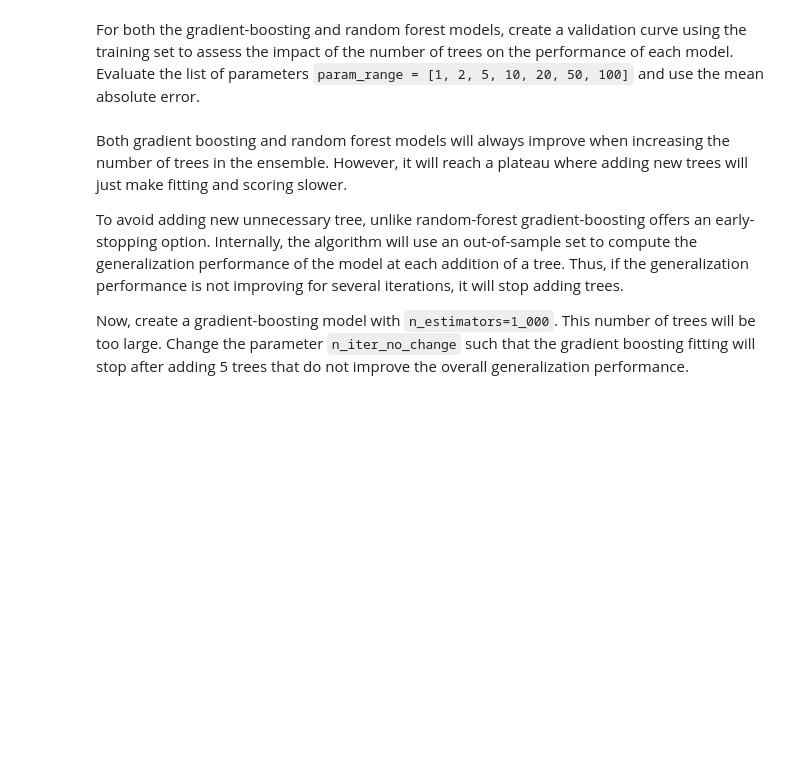
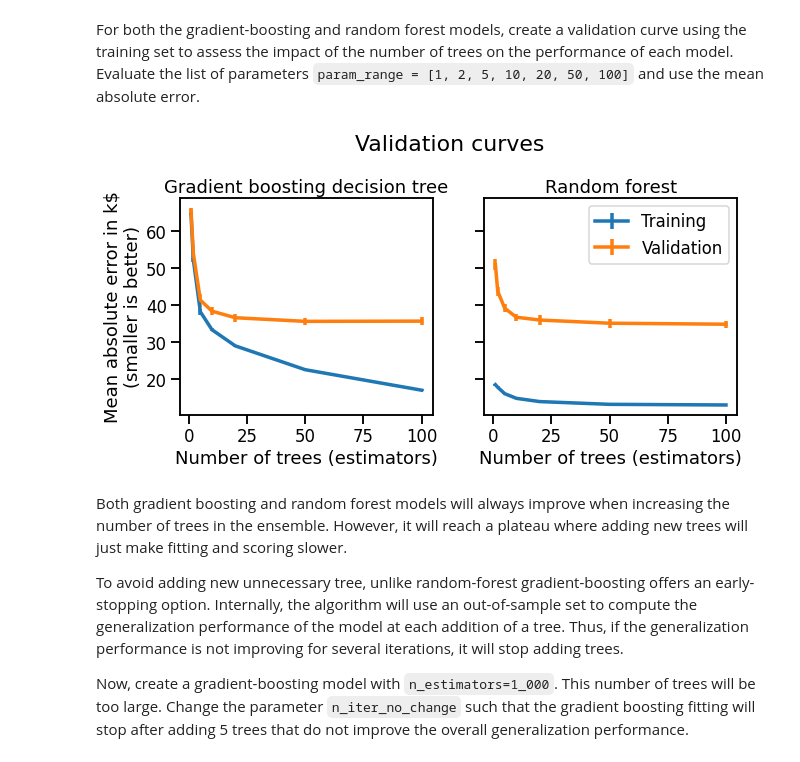
Before and after one commit to aageo25/scikit-learn-mooc, a Jupyter notebook: notebooks/ensemble_ex_03.ipynb, the cells around one changed output. Drawn from its saved outputs; the diff is of its cells as text; code cells hidden in the pictures; blank space fills up the shorter version.

Commit message:
learning ensembles, random forest, decision trees, etc

```diff
--- a/notebooks/ensemble_ex_03.ipynb
+++ b/notebooks/ensemble_ex_03.ipynb
@@ -27,12 +27,21 @@ Appendix - Datasets description section at the end of this MOOC.</p>
 Create a gradient boosting decision tree with `max_depth=5` and
 `learning_rate=0.5`.
 # %%
-# Write your code here.
+from sklearn.ensemble import GradientBoostingRegressor
+
+gradient_boosting = GradientBoostingRegressor(
+    max_depth=5,
+    learning_rate=0.5,
+)
 # %% [markdown]
 
 Also create a random forest with fully grown trees by setting `max_depth=None`.
 # %%
-# Write your code here.
+from sklearn.ensemble import RandomForestRegressor
+
+random_forest = RandomForestRegressor(
+    max_depth=None
+)
 # %% [markdown]
 
 For both the gradient-boosting and random forest models, create a validation
@@ -44,3 +87,51 @@ the performance of each model. Evaluate the list of parameters `param_range =
+# %%
+import matplotlib.pyplot as plt
+
+fig, axs = plt.subplots(
+    ncols=2, sharex=True, sharey=True, figsize=(10,4)
+)
+
+# gbdt train error
+axs[0].errorbar(
+    param_range,
+    gbdt_train_errors.mean(axis=1), # mean absolute error
+    yerr=gbdt_train_errors.std(axis=1), # standard devitaion
+    label='Training',
+)
+# gbdt validation error
+axs[0].errorbar(
+    param_range,
+    gbdt_validation_errors.mean(axis=1),
+    yerr=gbdt_validation_errors.std(axis=1),
+    label='Validation',
+)
+
+axs[0].set_title('Gradient boosting decision tree')
+axs[0].set_xlabel('Number of trees (estimators)')
+axs[0].set_ylabel('Mean absolute error in k$\n(smaller is better)')
+
+# rf train error
+axs[1].errorbar(
+    param_range,
+    rf_train_errors.mean(axis=1),
+    yerr=rf_train_errors.std(axis=1),
+    label='Training',
+)
+# rf validation error
+axs[1].errorbar(
+    param_range,
+    rf_validation_errors.mean(axis=1),
+    yerr=rf_validation_errors.std(axis=1),
+    label='Validation',
+)
+
+axs[1].set_title('Random forest')
+axs[1].set_xlabel('Number of trees (estimators)')
+
+plt.legend()
+_ = fig.suptitle('Validation curves', y=1.1)
+# %% [output]
+[figure, added]
 # %% [markdown]
 Both gradient boosting and random forest models will always improve when
 increasing the number of trees in the ensemble. However, it will reach a
```
Also changed, not shown: parts of 5 cells of this notebook, 9 other files.
